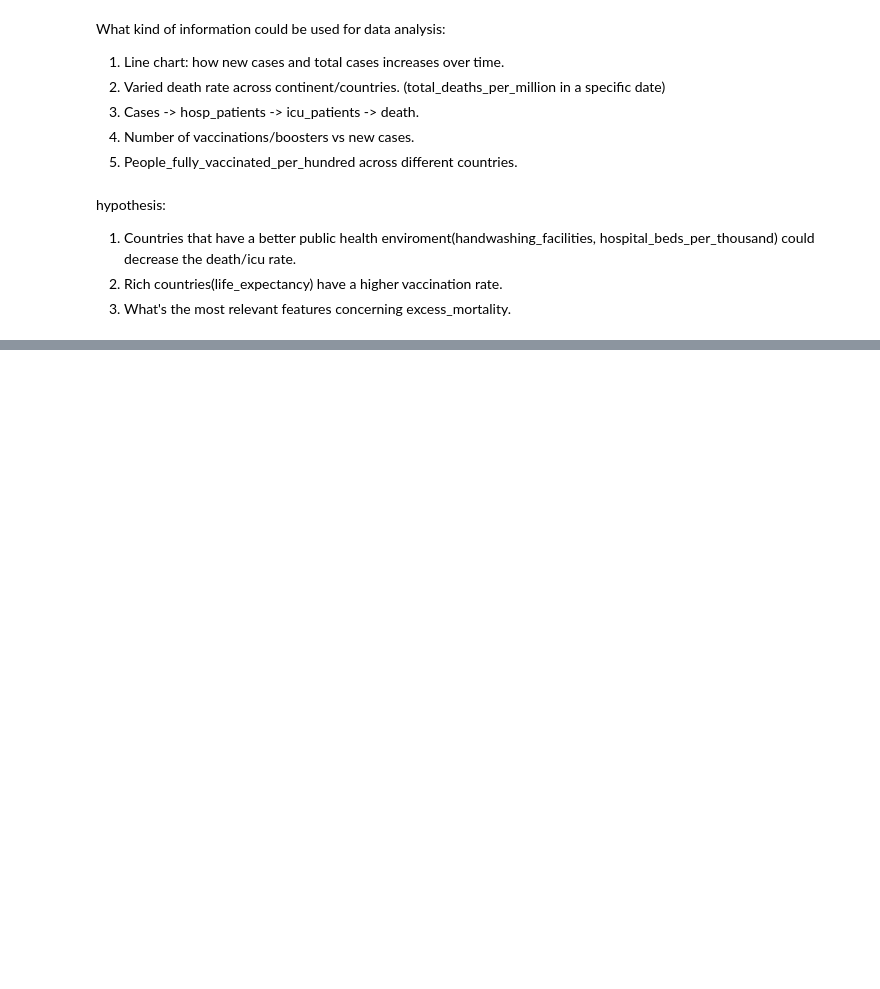
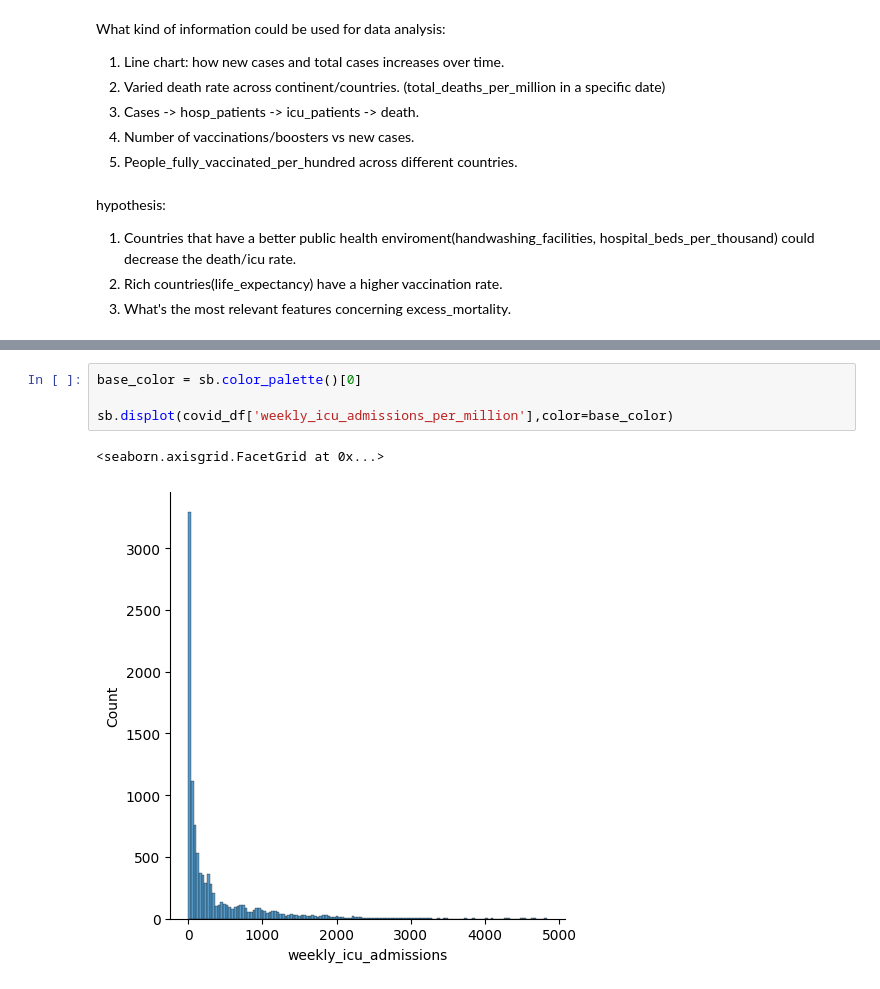
Before and after one commit to fengyu20/covid_data_analysis, a Jupyter notebook: covid_analysis.ipynb, the cells around one changed output, grey strips where cells are left out. Drawn from its saved outputs; the diff is of its cells as text; blank space fills up the shorter version.

```diff
--- a/covid_analysis.ipynb
+++ b/covid_analysis.ipynb
@@ -31,0 +72,7 @@ hypothesis:
+# %%
+base_color = sb.color_palette()[0]
+
+sb.displot(covid_df['weekly_icu_admissions_per_million'],color=base_color)
+# %% [output]
+<seaborn.axisgrid.FacetGrid at 0x...>
+[figure, added]
```
Also changed, not shown: parts of 5 cells of this notebook.
